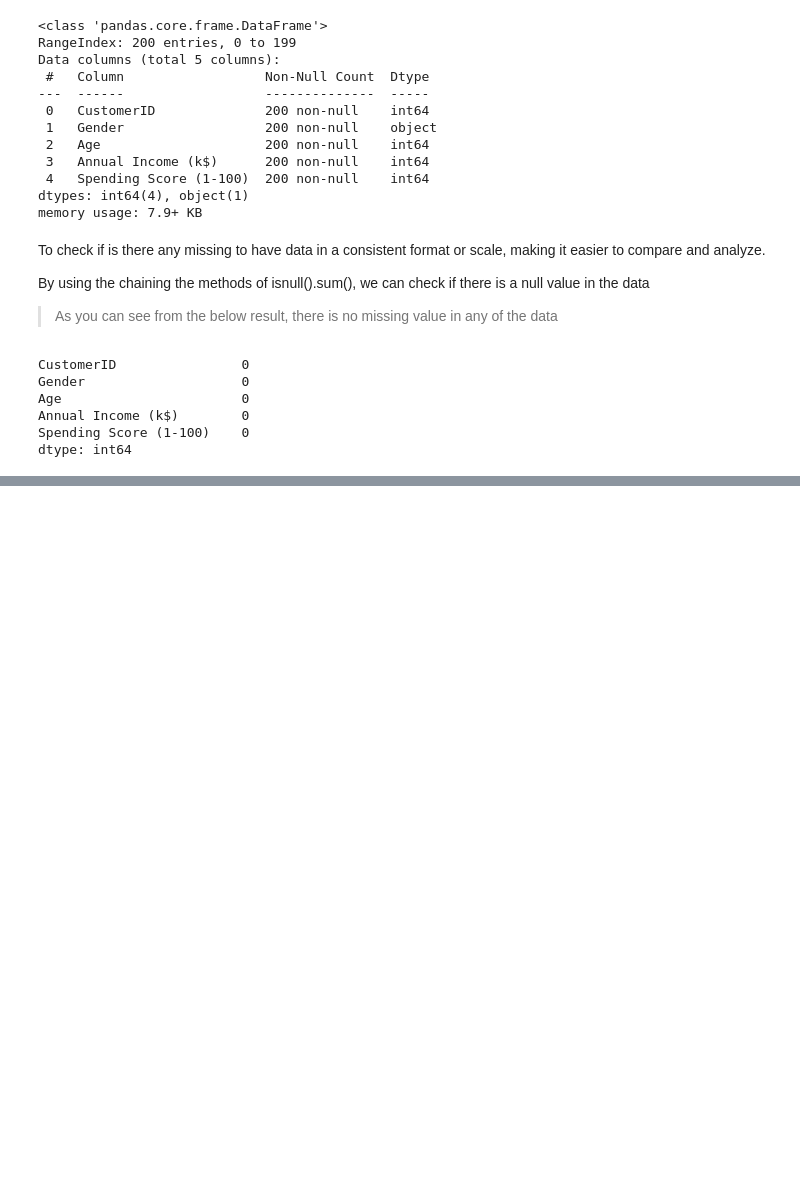
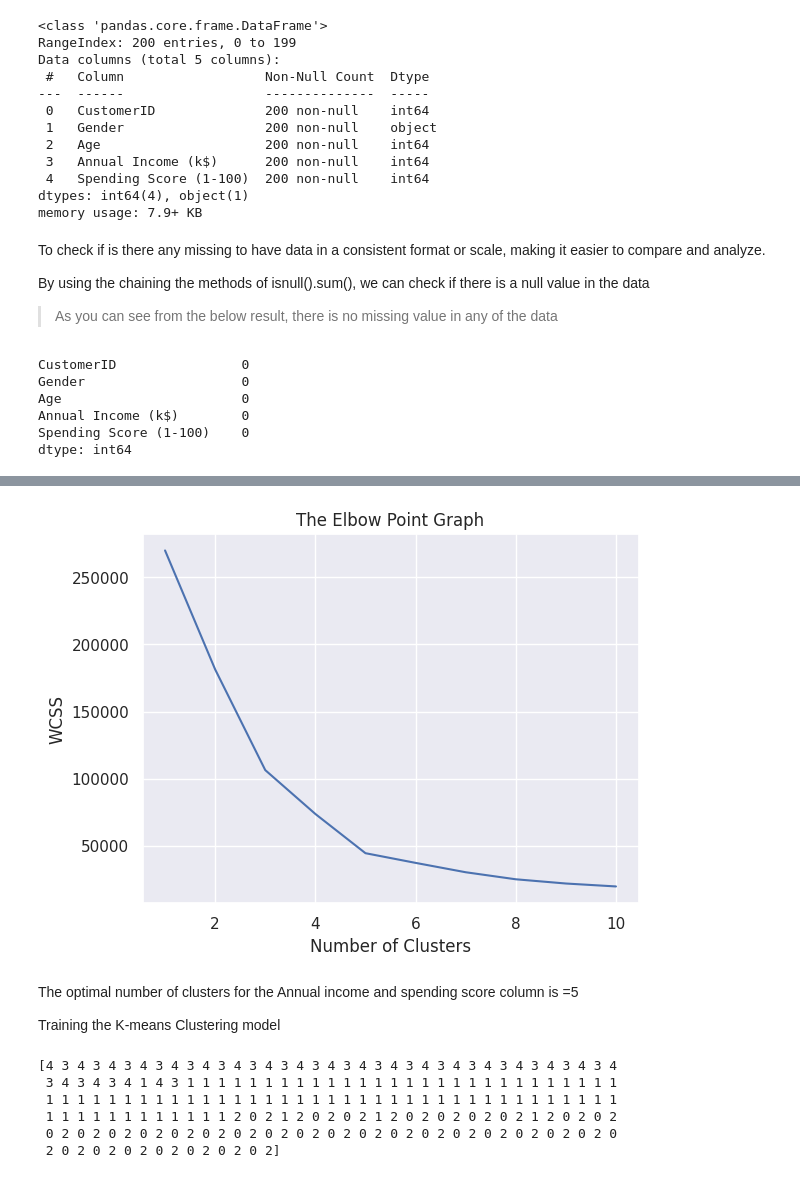
Before and after one commit to azeezkenny007/Project-Work, a Jupyter notebook: Segmentation_of_customer_data_for_market_analysis_using_k_means_clustering.ipynb, the cells around one changed output, grey strips where cells are left out. Drawn from its saved outputs; the diff is of its cells as text; code cells hidden in the pictures; blank space fills up the shorter version.

```diff
--- a/Segmentation_of_customer_data_for_market_analysis_using_k_means_clustering.ipynb
+++ b/Segmentation_of_customer_data_for_market_analysis_using_k_means_clustering.ipynb
@@ -101,0 +104,2 @@ dtype: int64
+# %%
+X=customer_data.iloc[:,[3,4]].values
@@ -101,0 +125,36 @@ dtype: int64
+# %%
+wcs =[]
+for i in range(1,11):
+   kmeans = KMeans(n_clusters=i, init='k-means++', random_state=42)
+   kmeans.fit(X)
+
+   wcs.append(kmeans.inertia_)
+# %%
+# plot an elbow graph
+
+sns.set()
+plt.plot(range(1,11), wcs)
+plt.title('The Elbow Point Graph')
+plt.xlabel('Number of Clusters')
+plt.ylabel('WCSS')
+plt.show()
+# %% [output]
+[figure, added]
+# %% [markdown]
+The optimal number of clusters for the Annual income and spending score column is =5
+
+Training the K-means Clustering model
+# %%
+kmeans = KMeans(n_clusters=5, init='k-means++', random_state=0)
+
+# return a label for each data point based on their cluster
+Y = kmeans.fit_predict(X)
+
+print(Y)
+# %% [output]
+[4 3 4 3 4 3 4 3 4 3 4 3 4 3 4 3 4 3 4 3 4 3 4 3 4 3 4 3 4 3 4 3 4 3 4 3 4
+ 3 4 3 4 3 4 1 4 3 1 1 1 1 1 1 1 1 1 1 1 1 1 1 1 1 1 1 1 1 1 1 1 1 1 1 1 1
+ 1 1 1 1 1 1 1 1 1 1 1 1 1 1 1 1 1 1 1 1 1 1 1 1 1 1 1 1 1 1 1 1 1 1 1 1 1
+ 1 1 1 1 1 1 1 1 1 1 1 1 2 0 2 1 2 0 2 0 2 1 2 0 2 0 2 0 2 0 2 1 2 0 2 0 2
+ 0 2 0 2 0 2 0 2 0 2 0 2 0 2 0 2 0 2 0 2 0 2 0 2 0 2 0 2 0 2 0 2 0 2 0 2 0
+ 2 0 2 0 2 0 2 0 2 0 2 0 2 0 2]
```
Also changed, not shown: parts of 2 cells of this notebook.
